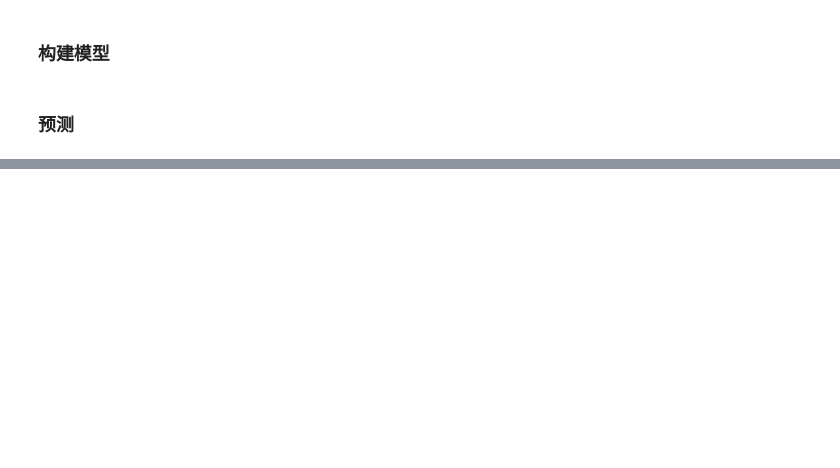
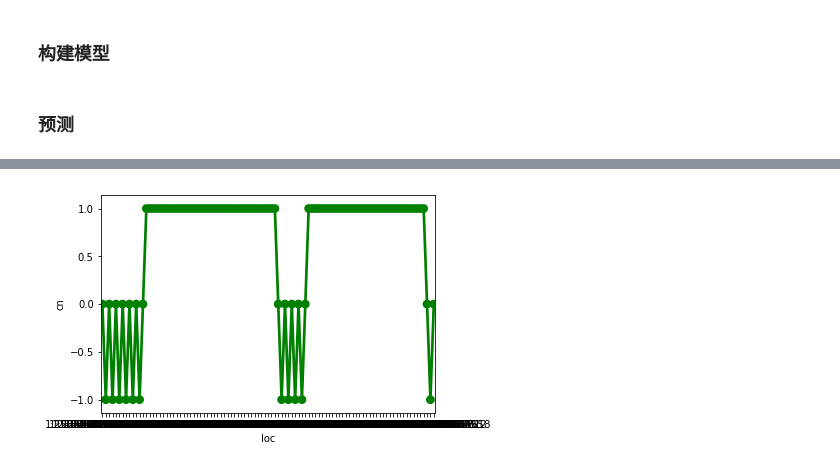
Before and after one commit to btrspg/python-lib-test, a Jupyter notebook: hmmlearn-test.ipynb, the cells around one changed output, grey strips where cells are left out. Cells and saved outputs as stored; diff of their text form; code cells hidden in the pictures; blank space fills up the shorter version.

```diff
--- a/hmmlearn-test.ipynb
+++ b/hmmlearn-test.ipynb
@@ -88,0 +140,4 @@ print(Z)
+# %%
+plot(pd_data2,y_test_1d,'normalized')
+# %% [output]
+[figure, added]
```
Also changed, not shown: parts of 8 cells of this notebook, 1 other file.
